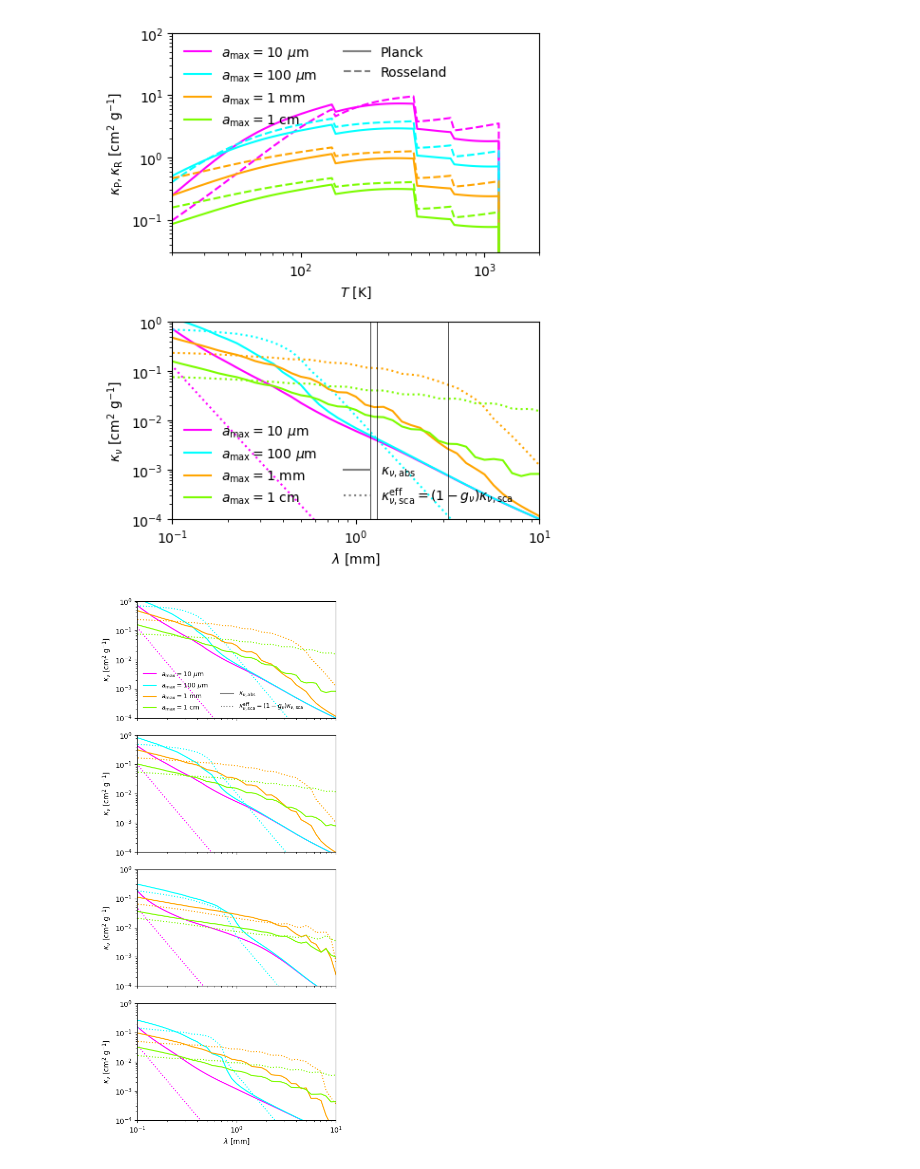
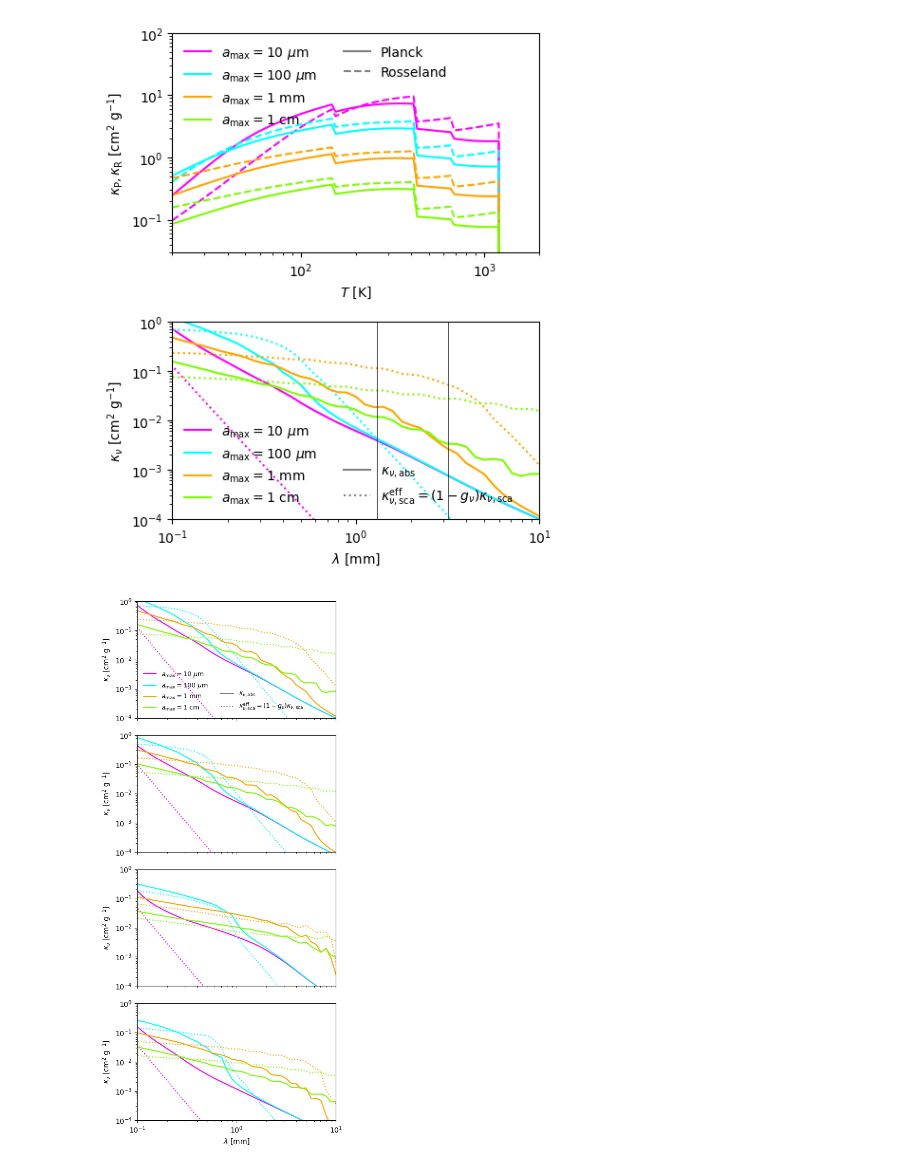
Before and after one commit to hyp0515/Disk_Model_line_rt, a Jupyter notebook: example/diff_amax_dust_opacity/compare.ipynb, the cells around one changed output. Cells and saved outputs as stored; diff of their text form; code cells hidden in the pictures.

```diff
--- a/example/diff_amax_dust_opacity/compare.ipynb
+++ b/example/diff_amax_dust_opacity/compare.ipynb
@@ -59,35 +59,34 @@ plt.legend(
     r'Rosseland',
     '',''],
     frameon=False, loc=2, ncol=2, fontsize=10,
 )
 
 plt.sca(ax[1])
 plt.plot([],[],ls='None')
 plt.plot([],[],ls='None')
 plt.plot([],[],'grey')
 plt.plot([],[],'grey',ls=':')
 # plt.plot([0.087, 0.087],plt.ylim(),'k',lw=0.5)
 plt.plot([1.3, 1.3],plt.ylim(),'k',lw=0.5)
-plt.plot([1.2, 1.2],plt.ylim(),'k',lw=0.5)
 plt.plot([3.155, 3.155],plt.ylim(),'k',lw=0.5)
 plt.legend(
     [r'$a_{\rm max}=10~\mu$m',
     r'$a_{\rm max}=100~\mu$m',
     r'$a_{\rm max}=1~$mm',
     r'$a_{\rm max}=1~$cm',
     '','',
     r'$\kappa_{\nu,\rm abs}$',
     r'$\kappa_{\nu,\rm sca}^{\rm eff} = (1-g_{\nu})\kappa_{\nu,\rm sca}$',
     ],
     frameon=False, fontsize=10, ncol=2,
 )
 
 plt.tight_layout()
 plt.savefig('opacity.pdf', transparent=True)
 plt.show()
 plt.close('all')
 # %% [output]
-[figure, old version]
+[figure, new version]
 # %%
 def plot_dif_t_regime(ax, opacity, **kwargs):
     lam = opacity['lam'] * 10 # wavelenght in mm
```
Also changed, not shown: parts of 6 cells of this notebook, 20 other files.
